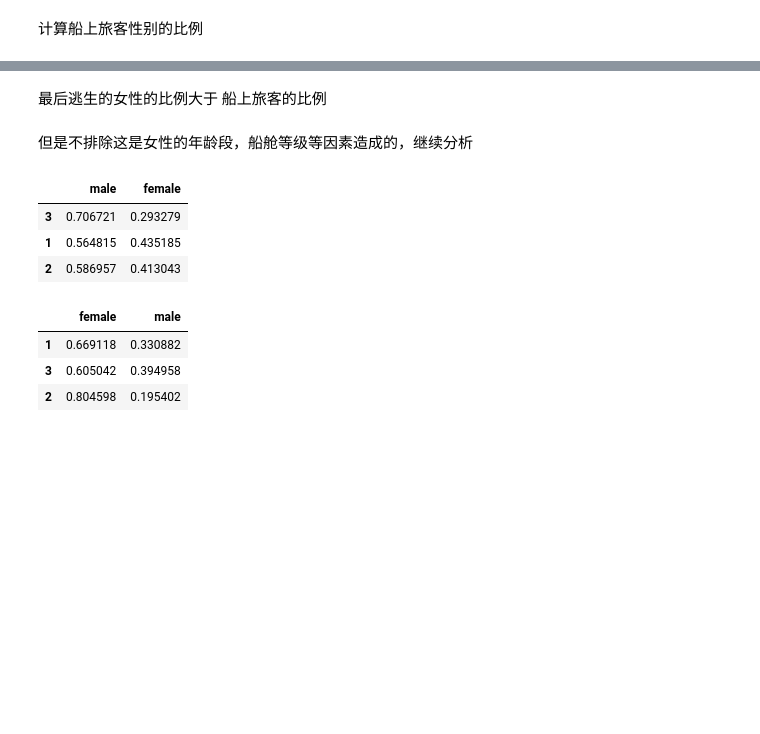
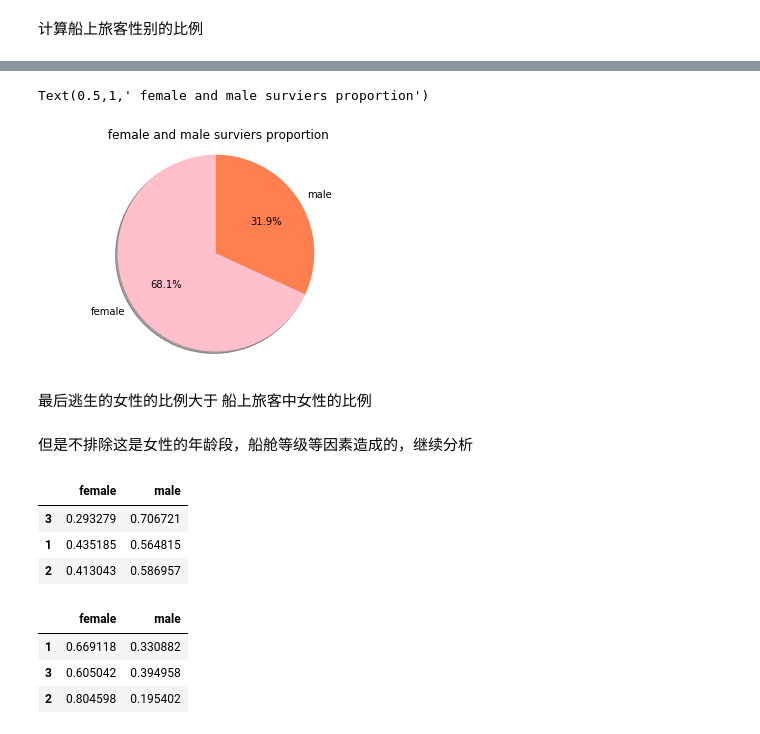
Before and after one commit to dedlous/data_wrangling, a Jupyter notebook: titanic-data_wrangle.ipynb, the cells around one changed output, grey strips where cells are left out. Saved outputs shown, nothing was run; the diff lists cells and outputs as text; code cells hidden in the pictures; blank space fills up the shorter version.

```diff
--- a/titanic-data_wrangle.ipynb
+++ b/titanic-data_wrangle.ipynb
@@ -53,5 +65,16 @@ survived_female_proportion
+# %%
+data=[survived_female_proportion,1-survived_female_proportion]
+# %%
+plt.pie(data,labels=labels,colors=colors,
+                                labeldistance = 1.1,autopct = '%3.1f%%',shadow = True,
+                                startangle = 90,pctdistance = 0.6)
+plt.axis('equal')
+plt.title(' female and male surviers proportion')
+# %% [output]
+Text(0.5,1,' female and male surviers proportion')
+[figure, added]
 # %% [markdown]
-最后逃生的女性的比例大于 船上旅客的比例
+最后逃生的女性的比例大于 船上旅客中女性的比例
 # %% [markdown]
 但是不排除这是女性的年龄段，船舱等级等因素造成的，继续分析
 # %%
@@ -74,11 +97,13 @@ def compute_proportion(df,col_1,col_2):
             #print (col_2_count_meanwhile_col_1_count)
             proportion_df.loc[i,j]=col_2_count_meanwhile_col_1_count/col_1_count
     return proportion_df
-# %%
-compute_proportion(df,'Pclass','Sex')
-# %% [output]
-|  | male | female |
-| 3 | 0.706721 | 0.293279 |
-| 1 | 0.564815 | 0.435185 |
-| 2 | 0.586957 | 0.413043 |
+# %%
+df_pclass_sex_proportion=compute_proportion(df,'Pclass','Sex')
+df_pclass_sex_proportion=df_pclass_sex_proportion.loc[:,['female','male']]
+df_pclass_sex_proportion
+# %% [output]
+|  | female | male |
+| 3 | 0.293279 | 0.706721 |
+| 1 | 0.435185 | 0.564815 |
+| 2 | 0.413043 | 0.586957 |
 # %%
```
Also changed, not shown: parts of 47 cells of this notebook, 1 other file.
